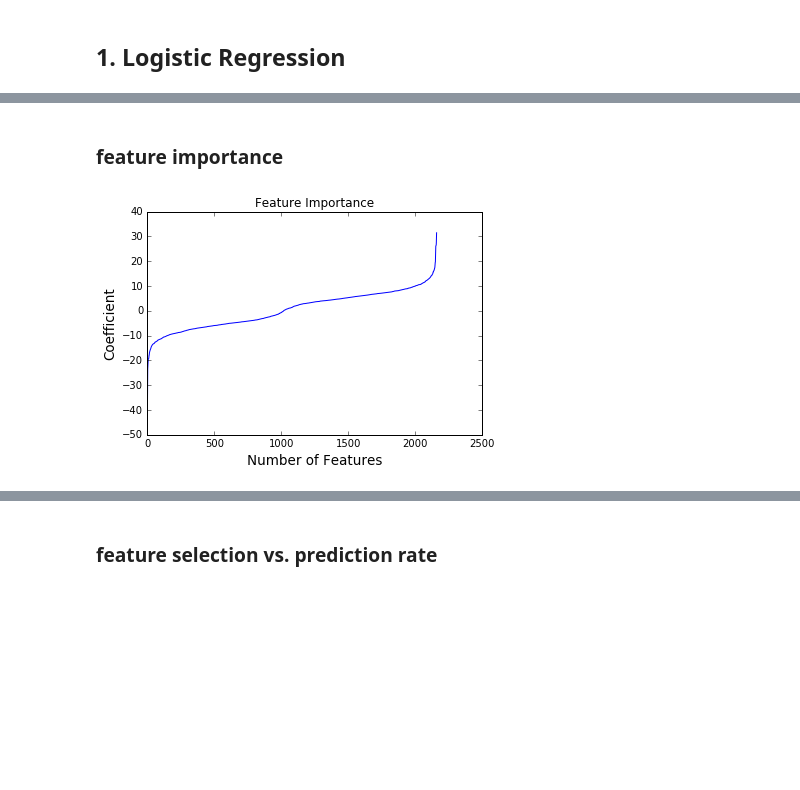
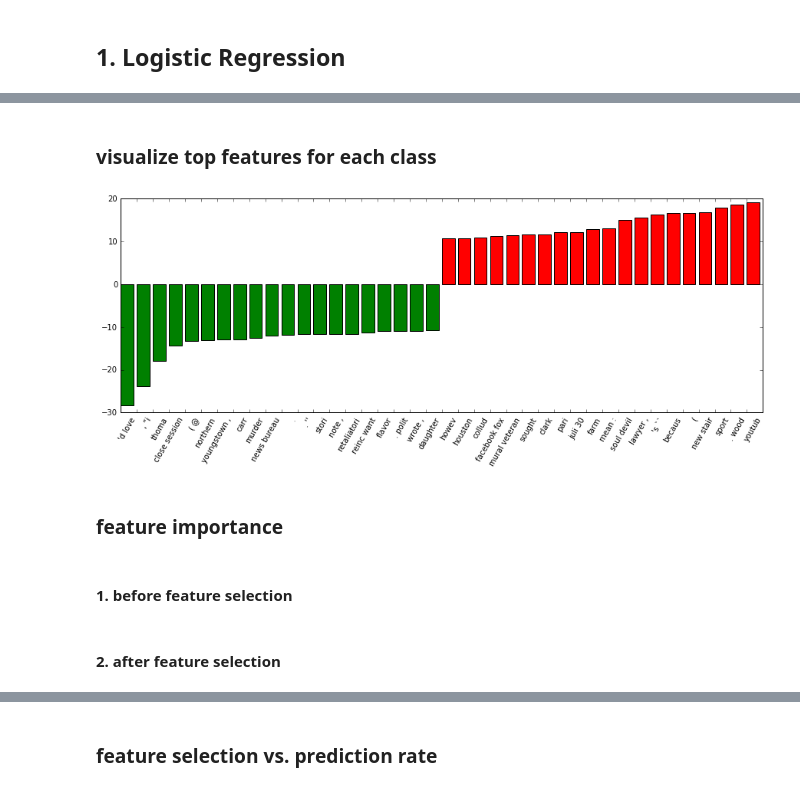
Before and after one commit to Fake-News-Project/Fake-News-Project, a Jupyter notebook: Step2_Extracting_features_and_predict_via_machine_learning.ipynb, the cells around one changed output, grey strips where cells are left out. Saved outputs shown, nothing was run; the diff lists cells and outputs as text; code cells hidden in the pictures; blank space fills up the shorter version.

```diff
--- a/Step2_Extracting_features_and_predict_via_machine_learning.ipynb
+++ b/Step2_Extracting_features_and_predict_via_machine_learning.ipynb
@@ -229,3 +338,6 @@ X_cv_dtm = X_cv_selected
 X_train_dtm = X_train_sel_add
 X_test_dtm = X_test_sel_add
 X_cv_dtm = X_cv_sel_add
+# %%
+feat_names = feat_names_add + feat_names_sel_list
+feat_names[:10]
@@ -349,14 +475,40 @@ F1 score is 0.9158878504672897
+# %% [markdown]
+### visualize  top features for each class
+# %%
+def plot_coefficients(classifier, feature_names, top_features=20):
+ coef = classifier.coef_.ravel()
+ top_positive_coefficients = np.argsort(coef)[-top_features:]
+ top_negative_coefficients = np.argsort(coef)[:top_features]
+ top_coefficients = np.hstack([top_negative_coefficients, top_positive_coefficients])
+ # create plot
+ plt.figure(figsize=(15, 5))
+ colors = ['green' if c < 0 else 'red' for c in coef[top_coefficients]]
+ plt.bar(np.arange(2 * top_features), coef[top_coefficients], color=colors)
+ feature_names = np.array(feature_names)
+ plt.xticks(np.arange(1, 1 + 2 * top_features), feature_names[top_coefficients], rotation=60, ha='right')
+ plt.savefig('./figures/topfeatures_class.png', transparent=True)
+ plt.show()
+# %%
+plot_coefficients(LR, feat_names)
+# %% [output]
+[figure, added]
 # %% [markdown]
 ### feature importance
 # %%
-x = [x for x in range(LR.coef_.size)]
-LR.coef_.sort()
-y = LR.coef_
-f, ax = plt.subplots(1,1)
-ax.set_ylabel('Coefficient',fontsize=13.5)
-ax.set_xlabel('Number of Features',fontsize=13.5)
-ax.plot(x,y[0])
-ax.set_title('Feature Importance')
-plt.savefig('./figures/After_feature_selection_coef.png', transparent=True)
+def plot_feature_importance(label):
+    x = [x for x in range(LR.coef_.size)]
+
+    LR.coef_.sort()
+    y = LR.coef_
+
+    f, ax = plt.subplots(1,1,figsize=(10,6))
+    ax.set_xlim([0,LR.coef_.size])
+    ax.set_ylabel('Coefficient',fontsize=13.5)
+    ax.set_xlabel('Number of Features',fontsize=13.5)
+    ax.bar(x,y[0],color='b',edgecolor='none',width=1.0)
+    ax.set_title('Feature Importance',fontsize=15)
+    file_name = './figures/' + label + '_feature_selection_coef.png'
+    plt.savefig(file_name, transparent=True)
+    plt.show
-# %% [output]
-[figure, removed]
+# %% [markdown]
+#### 1. before feature selection
@@ -362,0 +518,2 @@ plt.savefig('./figures/After_feature_selection_coef.png', transparent=True)
+# %% [markdown]
+#### 2. after feature selection
```
Also changed, not shown: parts of 33 cells of this notebook.
